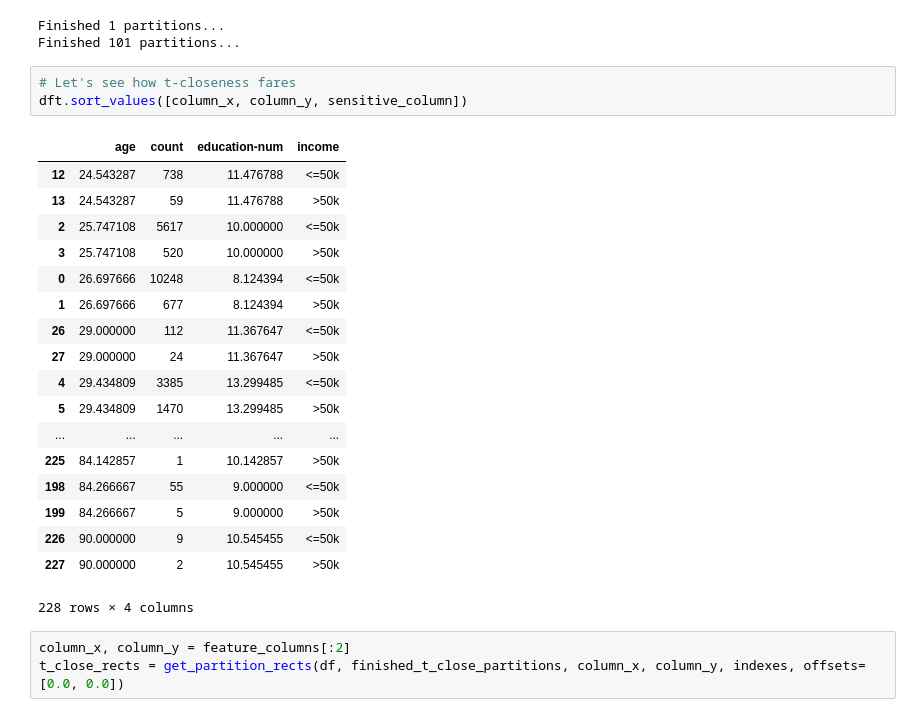
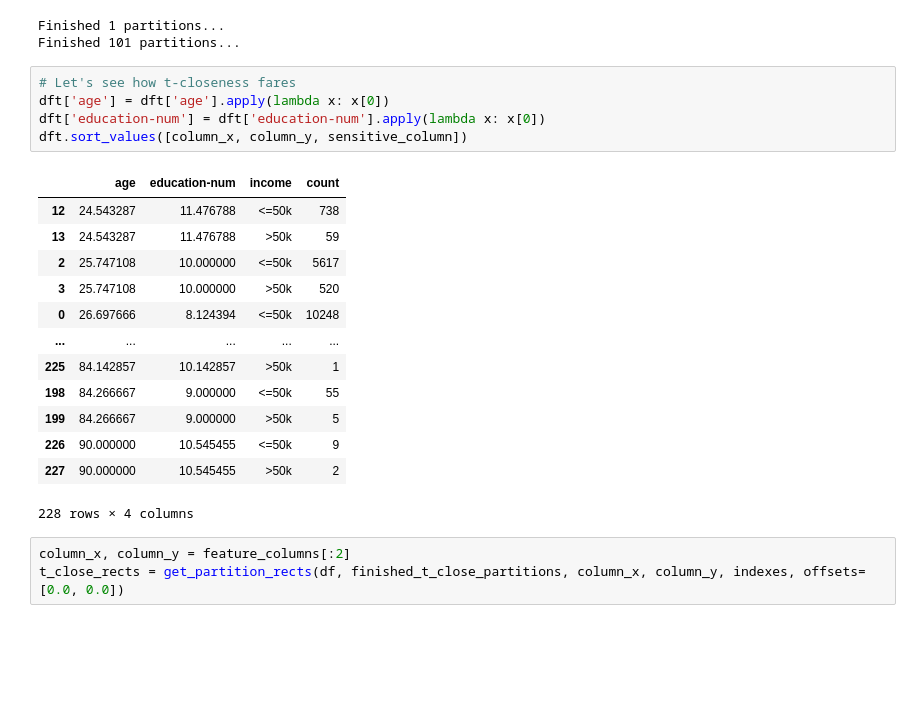
Before and after one commit to econDS/K-Anonymity, a Jupyter notebook: k-Anonymity.ipynb, the cells around one changed output. Drawn from its saved outputs; the diff is of its cells as text; blank space fills up the shorter version.

```diff
--- a/k-Anonymity.ipynb
+++ b/k-Anonymity.ipynb
@@ -470,25 +484,22 @@ Finished 1 partitions...
 Finished 101 partitions...
 # %%
 # Let's see how t-closeness fares
+dft['age'] = dft['age'].apply(lambda x: x[0])
+dft['education-num'] = dft['education-num'].apply(lambda x: x[0])
 dft.sort_values([column_x, column_y, sensitive_column])
 # %% [output]
-|  | age | count | education-num | income |
-| 12 | 24.543287 | 738 | 11.476788 | <=50k |
-| 13 | 24.543287 | 59 | 11.476788 | >50k |
-| 2 | 25.747108 | 5617 | 10.000000 | <=50k |
-| 3 | 25.747108 | 520 | 10.000000 | >50k |
-| 0 | 26.697666 | 10248 | 8.124394 | <=50k |
-| 1 | 26.697666 | 677 | 8.124394 | >50k |
-| 26 | 29.000000 | 112 | 11.367647 | <=50k |
-| 27 | 29.000000 | 24 | 11.367647 | >50k |
-| 4 | 29.434809 | 3385 | 13.299485 | <=50k |
-| 5 | 29.434809 | 1470 | 13.299485 | >50k |
+|  | age | education-num | income | count |
+| 12 | 24.543287 | 11.476788 | <=50k | 738 |
+| 13 | 24.543287 | 11.476788 | >50k | 59 |
+| 2 | 25.747108 | 10.000000 | <=50k | 5617 |
+| 3 | 25.747108 | 10.000000 | >50k | 520 |
+| 0 | 26.697666 | 8.124394 | <=50k | 10248 |
 | ... | ... | ... | ... | ... |
-| 225 | 84.142857 | 1 | 10.142857 | >50k |
-| 198 | 84.266667 | 55 | 9.000000 | <=50k |
-| 199 | 84.266667 | 5 | 9.000000 | >50k |
-| 226 | 90.000000 | 9 | 10.545455 | <=50k |
-| 227 | 90.000000 | 2 | 10.545455 | >50k |
+| 225 | 84.142857 | 10.142857 | >50k | 1 |
+| 198 | 84.266667 | 9.000000 | <=50k | 55 |
+| 199 | 84.266667 | 9.000000 | >50k | 5 |
+| 226 | 90.000000 | 10.545455 | <=50k | 9 |
+| 227 | 90.000000 | 10.545455 | >50k | 2 |
 228 rows × 4 columns
 # %%
 column_x, column_y = feature_columns[:2]
```
Also changed, not shown: parts of 2 cells of this notebook.
